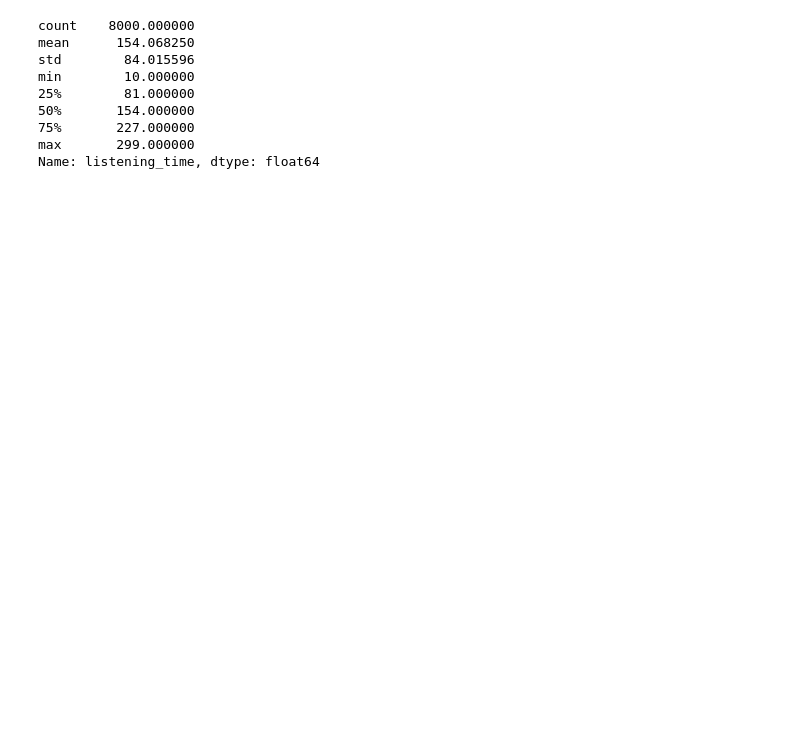
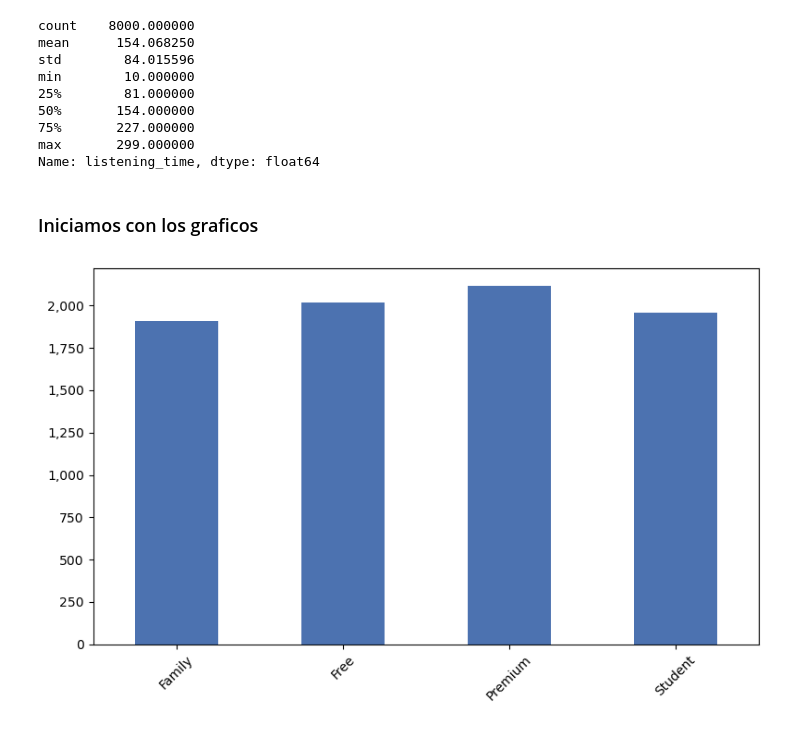
Before and after one commit to franlecam/BigDataUBA-Grupo1, a Jupyter notebook: TP_spotify/TP.ipynb, the cells around one changed output. Saved outputs shown, nothing was run; the diff lists cells and outputs as text; code cells hidden in the pictures; blank space fills up the shorter version.

```diff
--- a/TP_spotify/TP.ipynb
+++ b/TP_spotify/TP.ipynb
@@ -150,3 +76,31 @@ min        10.000000
 75%       227.000000
 max       299.000000
 Name: listening_time, dtype: float64
+# %% [markdown]
+### Iniciamos con los graficos
+# %%
+# 1. Contar registros por país (una sola variable)
+tabla_paises = base['subscription_type'].value_counts().sort_index()
+
+# 2. Crear figura
+fig, ax = plt.subplots(figsize=(8, 5))
+
+# 3. Graficar barras simples (no apiladas)
+tabla_paises.plot(kind='bar', color='#4c72b0', ax=ax)
+
+# 4. Formato del eje y
+ax.yaxis.set_major_formatter(mtick.StrMethodFormatter('{x:,.0f}'))
+
+# 5. Personalizar ejes
+ax.set_ylabel('')
+ax.set_xlabel('')
+ax.set_xticklabels(ax.get_xticklabels(), rotation=45)
+
+# 6. Título si querés agregarlo
+# ax.set_title('Cantidad de registros por país')
+
+# 7. Ajuste del layout
+plt.tight_layout()
+plt.show()
+# %% [output]
+[figure, added]
```
Also changed, not shown: parts of 15 cells of this notebook.
